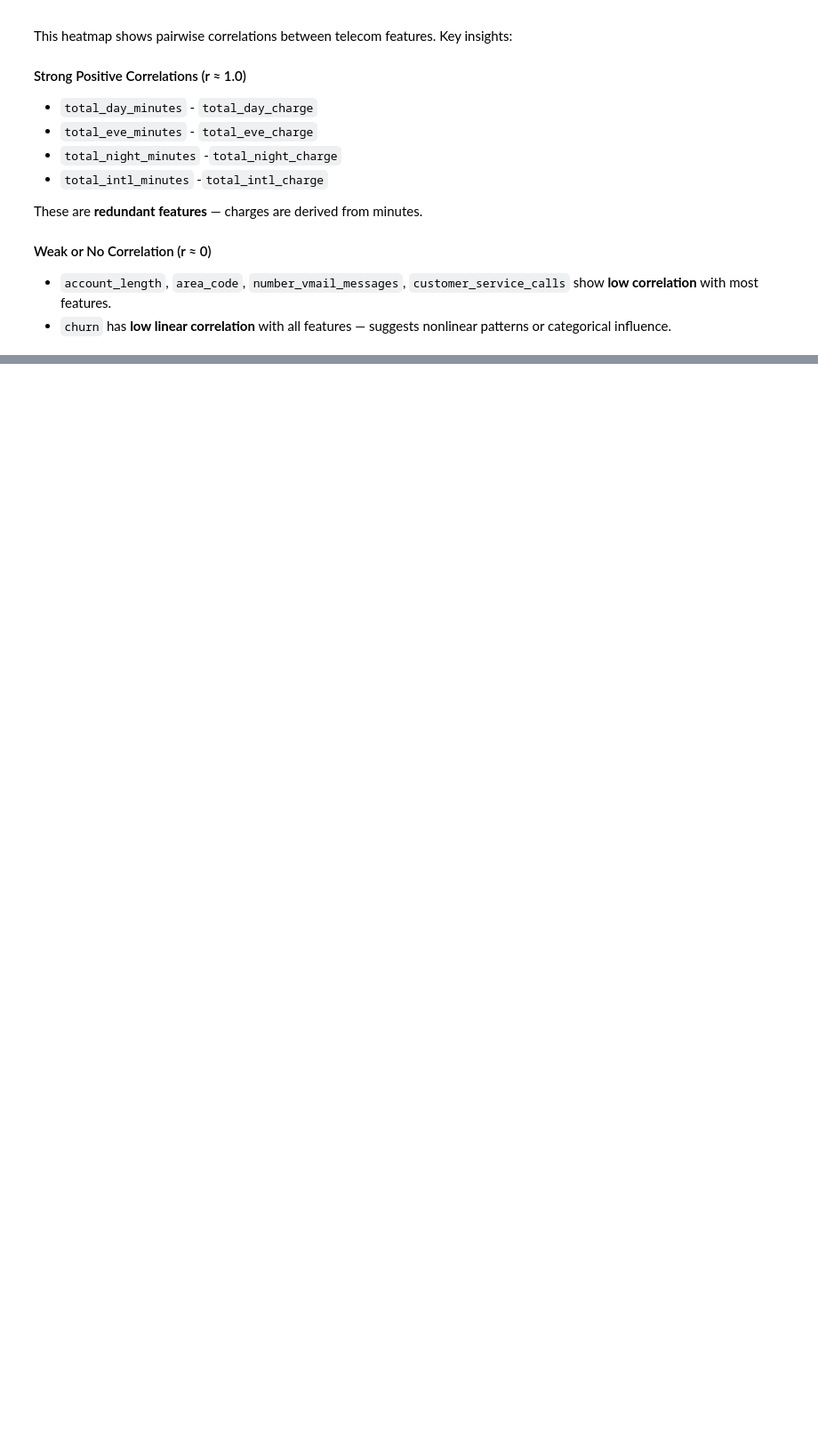
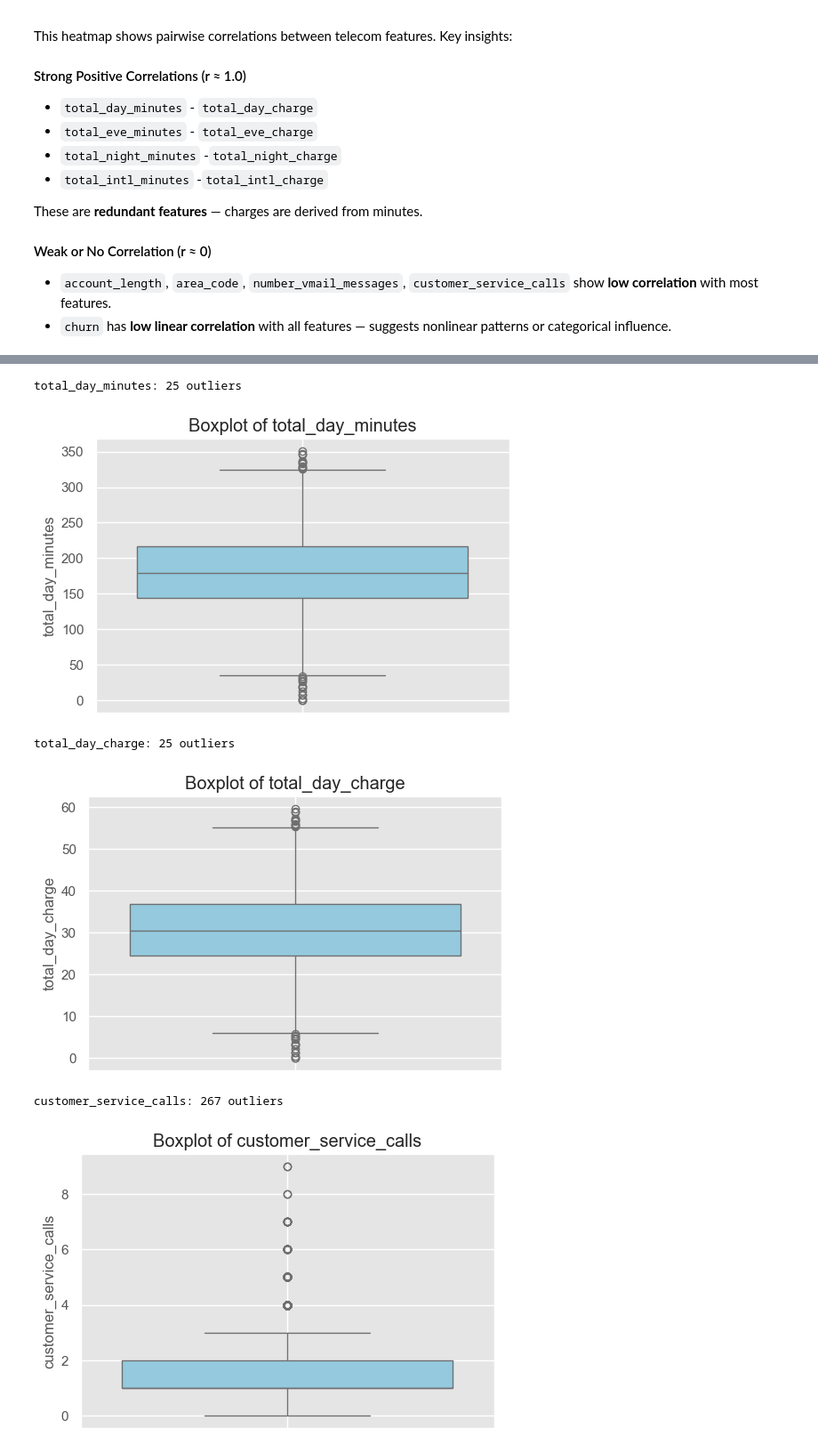
Before and after one commit to Mathews-Odongo/Customer_Churn, a Jupyter notebook: notebooks/Customer_churn.ipynb, the cells around one changed output, grey strips where cells are left out. Shown at 89% size. Saved outputs shown, nothing was run; the diff lists cells and outputs as text; code cells hidden in the pictures; blank space fills up the shorter version.

Commit message:
Detect outliers using IQR method on key numeric features

```diff
--- a/notebooks/Customer_churn.ipynb
+++ b/notebooks/Customer_churn.ipynb
@@ -388,0 +393,28 @@ These are **redundant features** — charges are derived from minutes.
+# %%
+def detect_outliers_iqr(data, column):
+    Q1 = data[column].quantile(0.25)
+    Q3 = data[column].quantile(0.75)
+    IQR = Q3 - Q1
+    lower = Q1 - 1.5 * IQR
+    upper = Q3 + 1.5 * IQR
+    outliers = data[(data[column] < lower) | (data[column] > upper)]
+    print(f"{column}: {len(outliers)} outliers")
+
+#Boxplot to visualize outliers
+    plt.figure(figsize=(6, 4))
+    sns.boxplot(y=data[column], color='skyblue')
+    plt.title(f'Boxplot of {column}')
+    plt.ylabel(column)
+    plt.grid(True)
+    plt.show()
+
+# Apply to multiple columns
+for col in ['total_day_minutes', 'total_day_charge', 'customer_service_calls']:
+    detect_outliers_iqr(df, col)
+# %% [output]
+total_day_minutes: 25 outliers
+[figure, added]
+total_day_charge: 25 outliers
+[figure, added]
+customer_service_calls: 267 outliers
+[figure, added]
```
Also changed, not shown: parts of 13 cells of this notebook.
